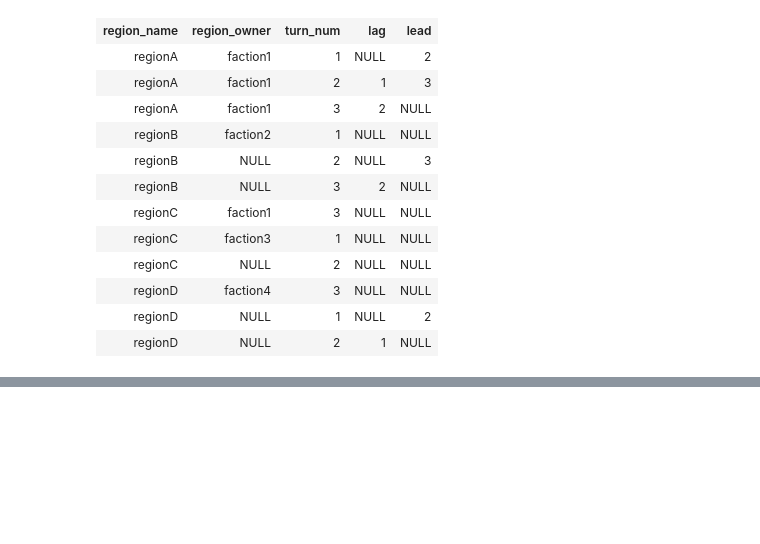
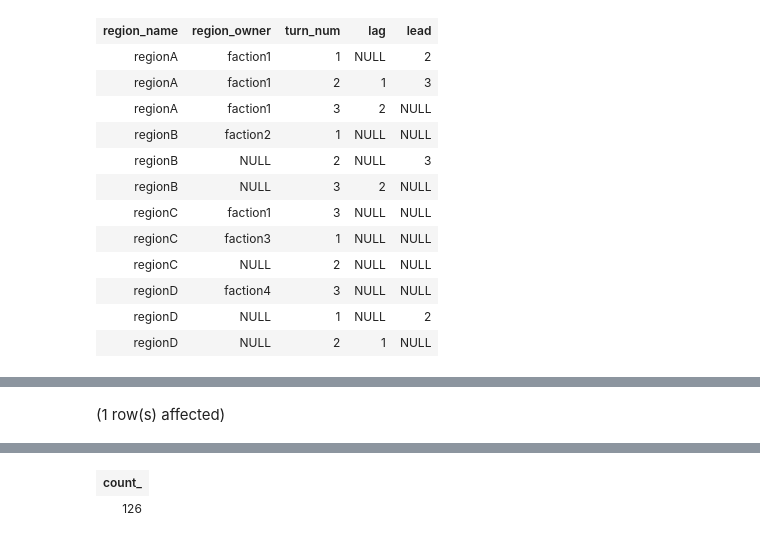
Before and after one commit to benMcChesney/TW_Save, a Jupyter notebook: prototype_scd_regions.ipynb, the cells around one changed output, grey strips where cells are left out. Drawn from its saved outputs; the diff is of its cells as text; code cells hidden in the pictures; blank space fills up the shorter version.

```diff
--- a/prototype_scd_regions.ipynb
+++ b/prototype_scd_regions.ipynb
@@ -81,3 +81,20 @@ Total execution time: 00:00:00.003
 | regionC | NULL | 2 | 1 | 2 | 2 |
 | regionD | faction4 | 3 | 1 | 3 | 3 |
 | regionD | NULL | 1 | 1 | 1 | 2 |
+# %%
+
+
+with max_cte AS
+(
+    select  turn_num, max(modifiedOn) as modifiedOnMax
+    FROM tw_regions
+    group by turn_num
+)
+-- use the regions file ( smallest ) to generate turn_num
+select
+    --CAST( turn_num as int ) as turn_Num
+    --, modifiedonMax
+    count( * ) as count_
+FROM max_cte
+# %% [output]
+(1 row(s) affected)
@@ -83,0 +102,2 @@ Total execution time: 00:00:00.003
+| count_ |
+| 126 |
```
Also changed, not shown: parts of 3 cells of this notebook, 2 other files.
